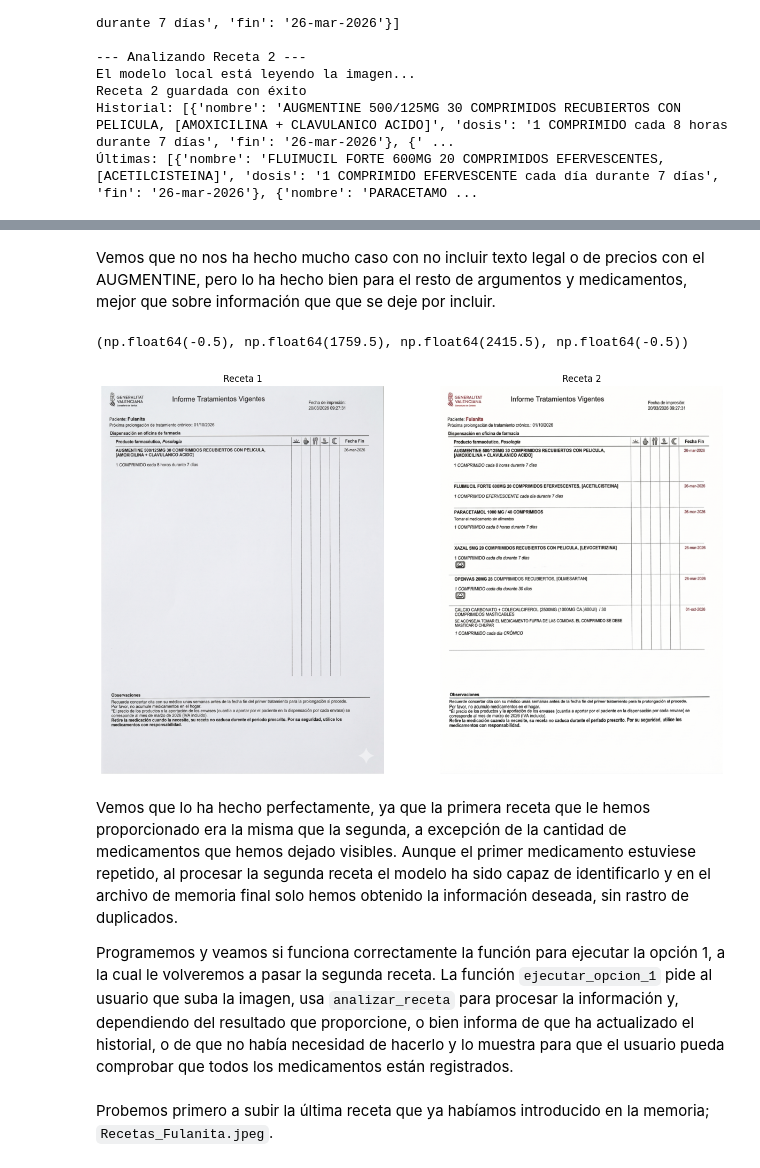
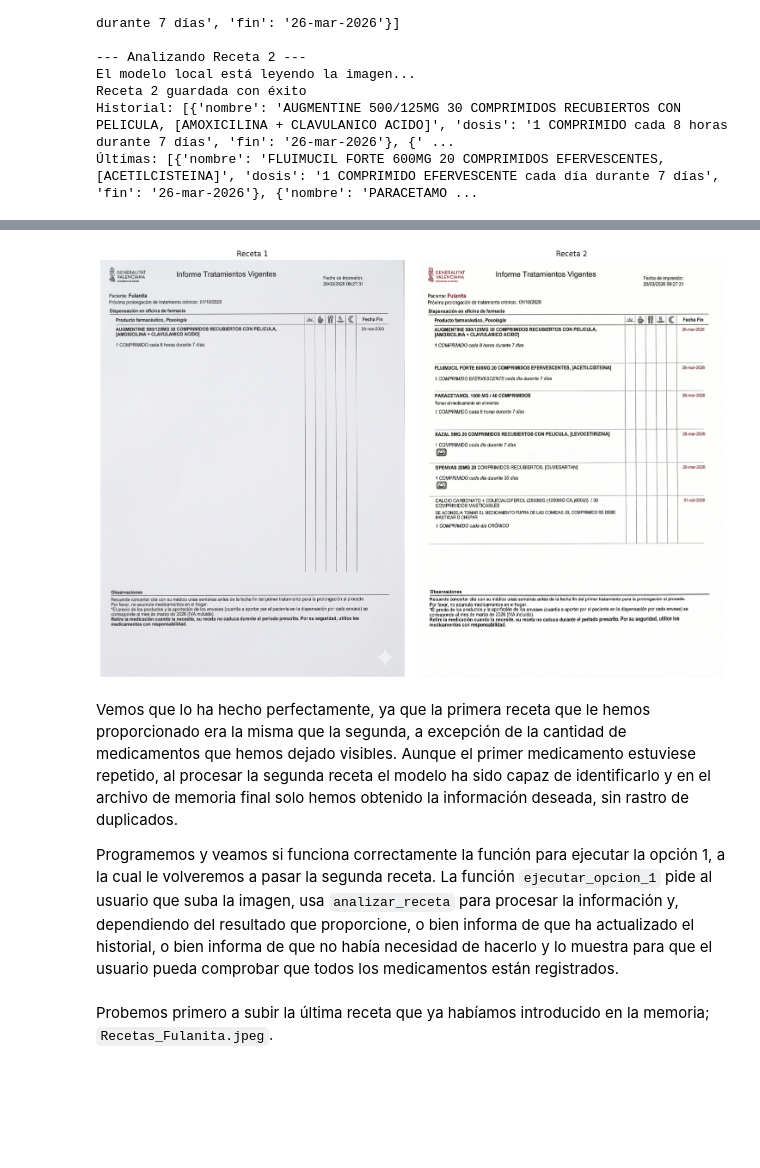
Before and after one commit to ablasve/Mini-Proyecto-Asistente-Multimodal-de-Salud, a Jupyter notebook: FaseB_Qwen2VL.ipynb, the cells around one changed output, grey strips where cells are left out. Drawn from its saved outputs; the diff is of its cells as text; code cells hidden in the pictures; blank space fills up the shorter version.

```diff
--- a/FaseB_Qwen2VL.ipynb
+++ b/FaseB_Qwen2VL.ipynb
@@ -434,33 +442,29 @@ Fecha de fin: 26-mar-2026
 - {'nombre': 'XAZAL 5MG 20 COMPRIMIDOS RECUBIERTOS CON PELICULA, [LEVOCETIRIZINA]', 'dosis': '1 COMPRIMIDO cada día durante 7 días', 'fin': '26-mar-2026'}
 - {'nombre': 'OPENVAS 20MG 28 COMPRIMIDOS RECUBIERTOS, [OLMESARTAN]', 'dosis': '1 COMPRIMIDO cada día durante 30 días', 'fin': '26-mar-2026'}
 - {'nombre': 'CALCIO CARBONATO + COLECALCIFEROL (2500MG (1000MG CA.)800UI) / 30 COMPRIMIDOS MASTICABLES', 'dosis': '1 COMPRIMIDO cada dia CRÓNICO', 'fin': '01-oct-2026'}
-# %% [markdown]
-Vemos que no nos ha hecho mucho caso con no incluir texto legal o de precios con el AUGMENTINE, pero lo ha hecho bien para el resto de argumentos y medicamentos, mejor que sobre información que que se deje por incluir.
 # %%
-import matplotlib.pyplot as plt
-%matplotlib inline
-
 # Cargar las imágenes desde la ruta local de Colab
 img1 = PIL.Image.open('/content/Recetas_Fulanita1.jpeg')
 img2 = PIL.Image.open('/content/Recetas_Fulanita.jpeg')
 
 # mostrarlas juntas
 fig, axes = plt.subplots(1, 2, figsize=(15, 10))
 
 axes[0].imshow(img1)
 axes[0].set_title("Receta 1")
 axes[0].axis('off')
 
 axes[1].imshow(img2)
 axes[1].set_title("Receta 2")
 axes[1].axis('off')
+
+fig.tight_layout()
 # %% [output]
-(np.float64(-0.5), np.float64(1759.5), np.float64(2415.5), np.float64(-0.5))
-[figure, old version]
+[figure, new version]
 # %% [markdown]
 Vemos que lo ha hecho perfectamente, ya que la primera receta que le hemos proporcionado era la misma que la segunda, a excepción de la cantidad de medicamentos que hemos dejado visibles. Aunque el primer medicamento estuviese repetido, al procesar la segunda receta el modelo ha sido capaz de identificarlo y en el archivo de memoria final solo hemos obtenido la información deseada, sin rastro de duplicados.
 
-Programemos y veamos si funciona correctamente la función para ejecutar la opción 1, a la cual le volveremos a pasar la segunda receta. La función `ejecutar_opcion_1` pide al usuario que suba la imagen, usa `analizar_receta` para procesar la información y, dependiendo del resultado que proporcione, o bien informa de que ha actualizado el historial, o de que no había necesidad de hacerlo y lo muestra para que el usuario pueda comprobar que todos los medicamentos están registrados.
+Programemos y veamos si funciona correctamente la función para ejecutar la opción 1, a la cual le volveremos a pasar la segunda receta. La función `ejecutar_opcion_1` pide al usuario que suba la imagen, usa `analizar_receta` para procesar la información y, dependiendo del resultado que proporcione, o bien informa de que ha actualizado el historial, o bien informa de que no había necesidad de hacerlo y lo muestra para que el usuario pueda comprobar que todos los medicamentos están registrados.
 # %%
 async def ejecutar_opcion_1(memoria):
     print("\n[Asistente]: Por favor, sube la foto de tu receta o medicina.")
```
Also changed, not shown: parts of 9 cells of this notebook.
